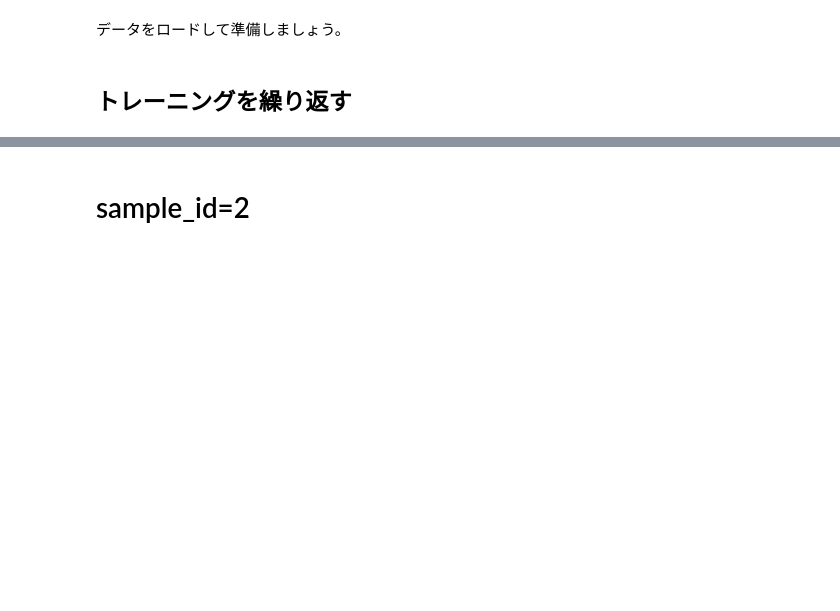
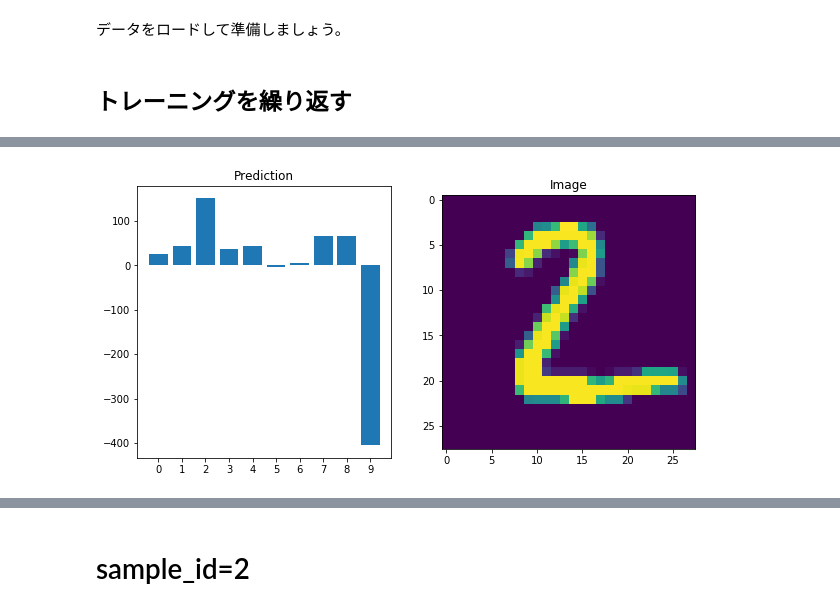
Before and after one commit to Riliumph/PyTorchBeginner, a Jupyter notebook: 22_MNIST_weight_update.ipynb, the cells around one changed output, grey strips where cells are left out. Drawn from its saved outputs; the diff is of its cells as text; code cells hidden in the pictures; blank space fills up the shorter version.

```diff
--- a/22_MNIST_weight_update.ipynb
+++ b/22_MNIST_weight_update.ipynb
@@ -128 +140,5 @@ train_and_eval(model=mlp, test_index=1, batchsize=batchsize, epoch=10)
+# %%
+train_and_eval(model=MLP(), test_index=1, batchsize=batchsize, epochs=15)
+# %% [output]
+[figure, added]
 # %%
```
Also changed, not shown: parts of 20 cells of this notebook.
